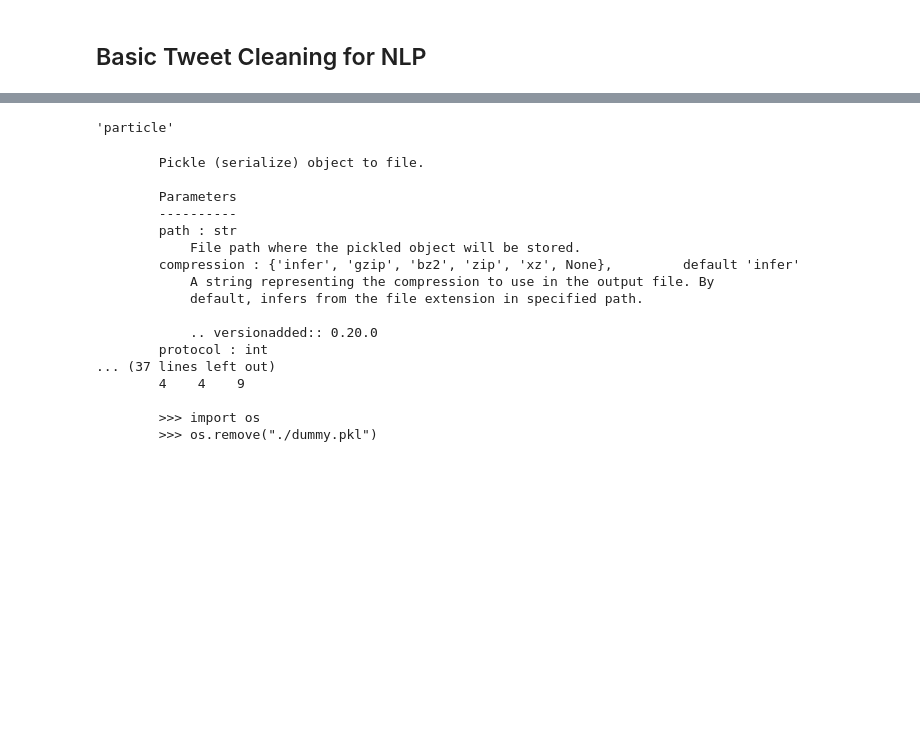
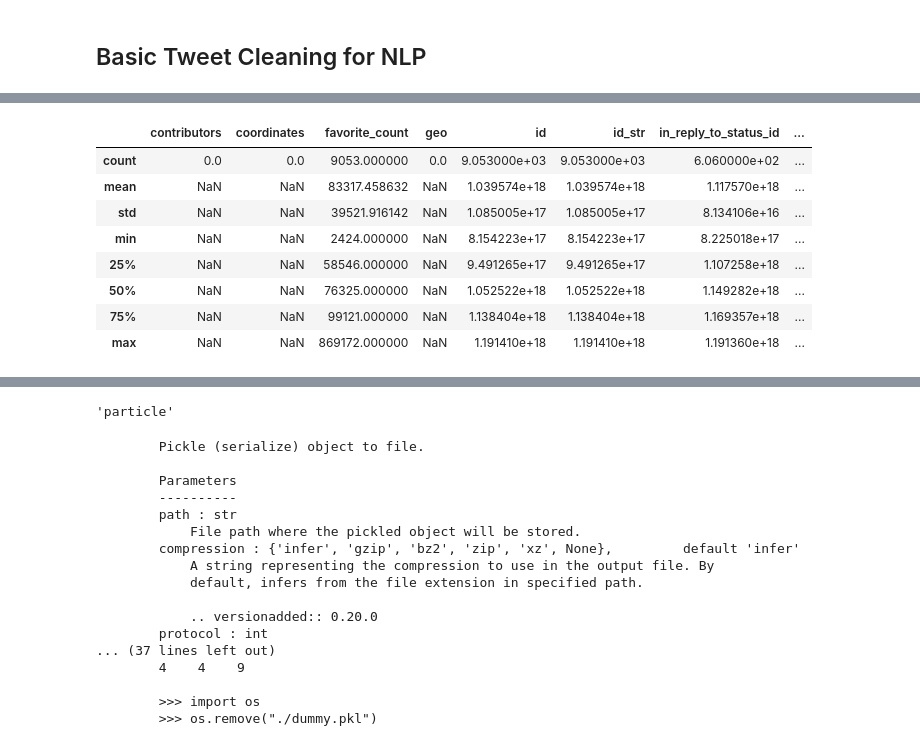
Before and after one commit to jackeiel/TrumpTweets, a Jupyter notebook: notebook/tweet_cleaning.ipynb, the cells around one changed output, grey strips where cells are left out. Cells and saved outputs as stored; diff of their text form; code cells hidden in the pictures; blank space fills up the shorter version.

```diff
--- a/notebook/tweet_cleaning.ipynb
+++ b/notebook/tweet_cleaning.ipynb
@@ -22,0 +26,12 @@ raw.head()
+# %%
+raw.describe()
+# %% [output]
+|  | contributors | coordinates | favorite_count | geo | id | id_str | in_reply_to_status_id | ... |
+| count | 0.0 | 0.0 | 9053.000000 | 0.0 | 9.053000e+03 | 9.053000e+03 | 6.060000e+02 | ... |
+| mean | NaN | NaN | 83317.458632 | NaN | 1.039574e+18 | 1.039574e+18 | 1.117570e+18 | ... |
+| std | NaN | NaN | 39521.916142 | NaN | 1.085005e+17 | 1.085005e+17 | 8.134106e+16 | ... |
+| min | NaN | NaN | 2424.000000 | NaN | 8.154223e+17 | 8.154223e+17 | 8.225018e+17 | ... |
+| 25% | NaN | NaN | 58546.000000 | NaN | 9.491265e+17 | 9.491265e+17 | 1.107258e+18 | ... |
+| 50% | NaN | NaN | 76325.000000 | NaN | 1.052522e+18 | 1.052522e+18 | 1.149282e+18 | ... |
+| 75% | NaN | NaN | 99121.000000 | NaN | 1.138404e+18 | 1.138404e+18 | 1.169357e+18 | ... |
+| max | NaN | NaN | 869172.000000 | NaN | 1.191410e+18 | 1.191410e+18 | 1.191360e+18 | ... |
```
Also changed, not shown: parts of 20 cells of this notebook, 10 other files.
